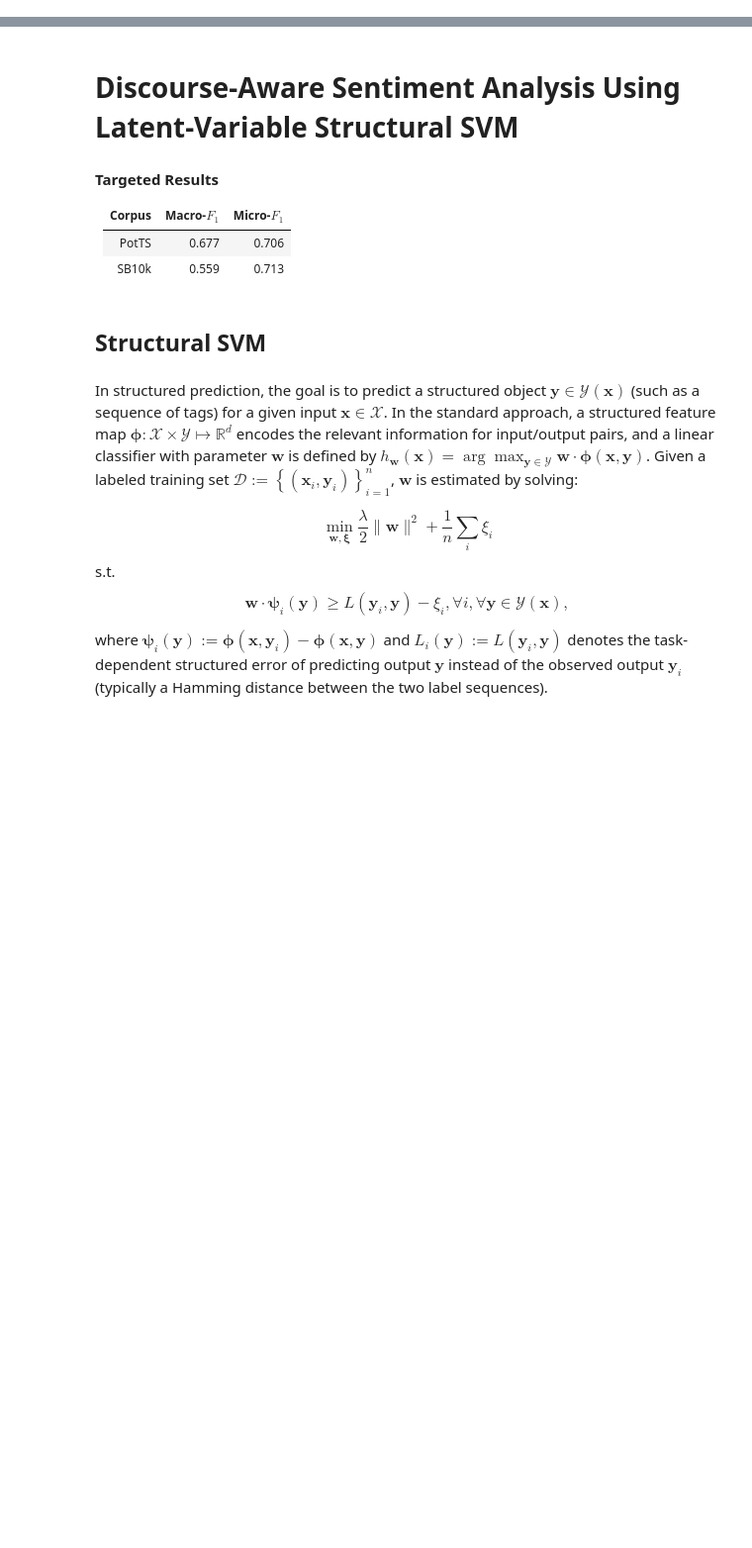
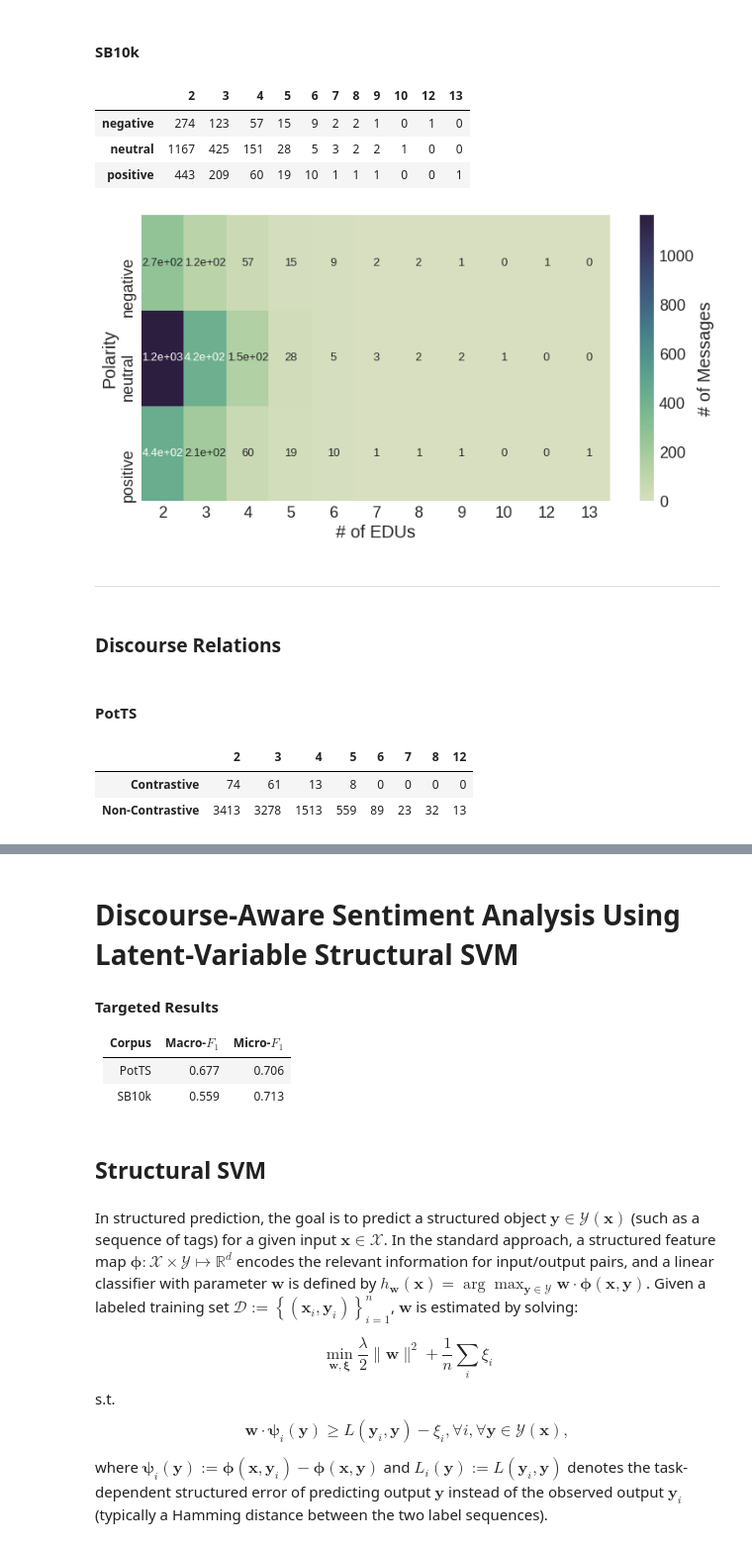
Before and after one commit to WladimirSidorenko/Dissertation, a Jupyter notebook: notebooks/dasa.ipynb, the cells around one changed output, grey strips where cells are left out. Shown at 99% size. Saved outputs shown, nothing was run; the diff lists cells and outputs as text; code cells hidden in the pictures; blank space fills up the shorter version.

```diff
--- a/notebooks/dasa.ipynb
+++ b/notebooks/dasa.ipynb
@@ -0,0 +66,34 @@
+# %% [markdown]
+#### SB10k
+# %%
+SB10K_STAT = defaultdict(lambda: {"positive": 0, "negative": 0, "neutral": 0})
+
+SB10K_STAT[2] = {"positive": 443, "negative": 274, "neutral": 1167}
+SB10K_STAT[3] = {"positive": 209, "negative": 123, "neutral": 425}
+SB10K_STAT[4] = {"positive": 60, "negative": 57, "neutral": 151}
+SB10K_STAT[5] = {"positive": 19, "negative": 15, "neutral": 28}
+SB10K_STAT[6] = {"positive": 10, "negative": 9, "neutral": 5}
+SB10K_STAT[7] = {"positive": 1, "negative": 2, "neutral": 3}
+SB10K_STAT[8] = {"positive": 1, "negative": 2, "neutral": 2}
+SB10K_STAT[9] = {"positive": 1, "negative": 1, "neutral": 2}
+SB10K_STAT[10] = {"positive": 0, "negative": 0, "neutral": 1}
+SB10K_STAT[12] = {"positive": 0, "negative": 1, "neutral": 0}
+SB10K_STAT[13] = {"positive": 1, "negative": 0, "neutral": 0}
+
+SB10K_PD_STAT = pd.DataFrame(SB10K_STAT)
+SB10K_PD_STAT
+# %% [output]
+|  | 2 | 3 | 4 | 5 | 6 | 7 | 8 | 9 | 10 | 12 | 13 |
+| negative | 274 | 123 | 57 | 15 | 9 | 2 | 2 | 1 | 0 | 1 | 0 |
+| neutral | 1167 | 425 | 151 | 28 | 5 | 3 | 2 | 2 | 1 | 0 | 0 |
+| positive | 443 | 209 | 60 | 19 | 10 | 1 | 1 | 1 | 0 | 0 | 1 |
+# %%
+SB10K_PLT = sns.heatmap(SB10K_PD_STAT, **HEATMAP_SETTINGS)
+SB10K_PLT.set(xlabel='# of EDUs', ylabel='Polarity')
+plt.savefig("dasa_sb10k_edu_distribution.png", bbox_inches='tight')
+# %% [output]
+[figure, added]
+# %% [markdown]
+---------------------
+# %% [markdown]
+### Discourse Relations
@@ -0,0 +109,20 @@
+# %% [markdown]
+#### PotTS
+# %%
+POTTS_REL_STAT = defaultdict(lambda: {"Contrastive": 0, "Non-Contrastive": 0})
+
+POTTS_REL_STAT[2] = {"Contrastive": 74, "Non-Contrastive": 3413}
+POTTS_REL_STAT[3] = {"Contrastive": 61, "Non-Contrastive": 3278}
+POTTS_REL_STAT[4] = {"Contrastive": 13, "Non-Contrastive": 1513}
+POTTS_REL_STAT[5] = {"Contrastive": 8, "Non-Contrastive": 559}
+POTTS_REL_STAT[6] = {"Contrastive": 0, "Non-Contrastive": 89}
+POTTS_REL_STAT[7] = {"Contrastive": 0, "Non-Contrastive": 23}
+POTTS_REL_STAT[8] = {"Contrastive": 0, "Non-Contrastive": 32}
+POTTS_REL_STAT[12] = {"Contrastive": 0, "Non-Contrastive": 13}
+
+POTTS_REL_PD_STAT = pd.DataFrame(POTTS_REL_STAT)
+POTTS_REL_PD_STAT
+# %% [output]
+|  | 2 | 3 | 4 | 5 | 6 | 7 | 8 | 12 |
+| Contrastive | 74 | 61 | 13 | 8 | 0 | 0 | 0 | 0 |
+| Non-Contrastive | 3413 | 3278 | 1513 | 559 | 89 | 23 | 32 | 13 |
```
Also changed, not shown: parts of 15 cells of this notebook.
